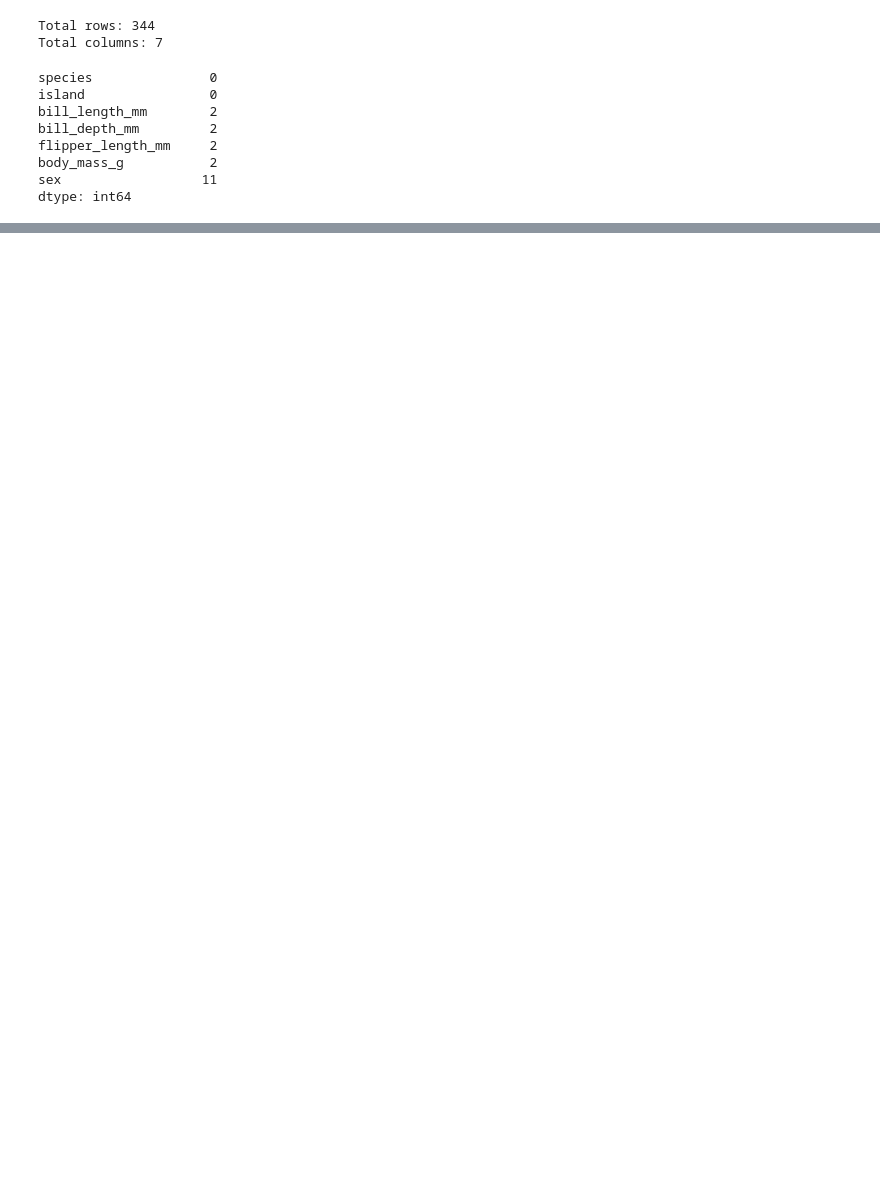
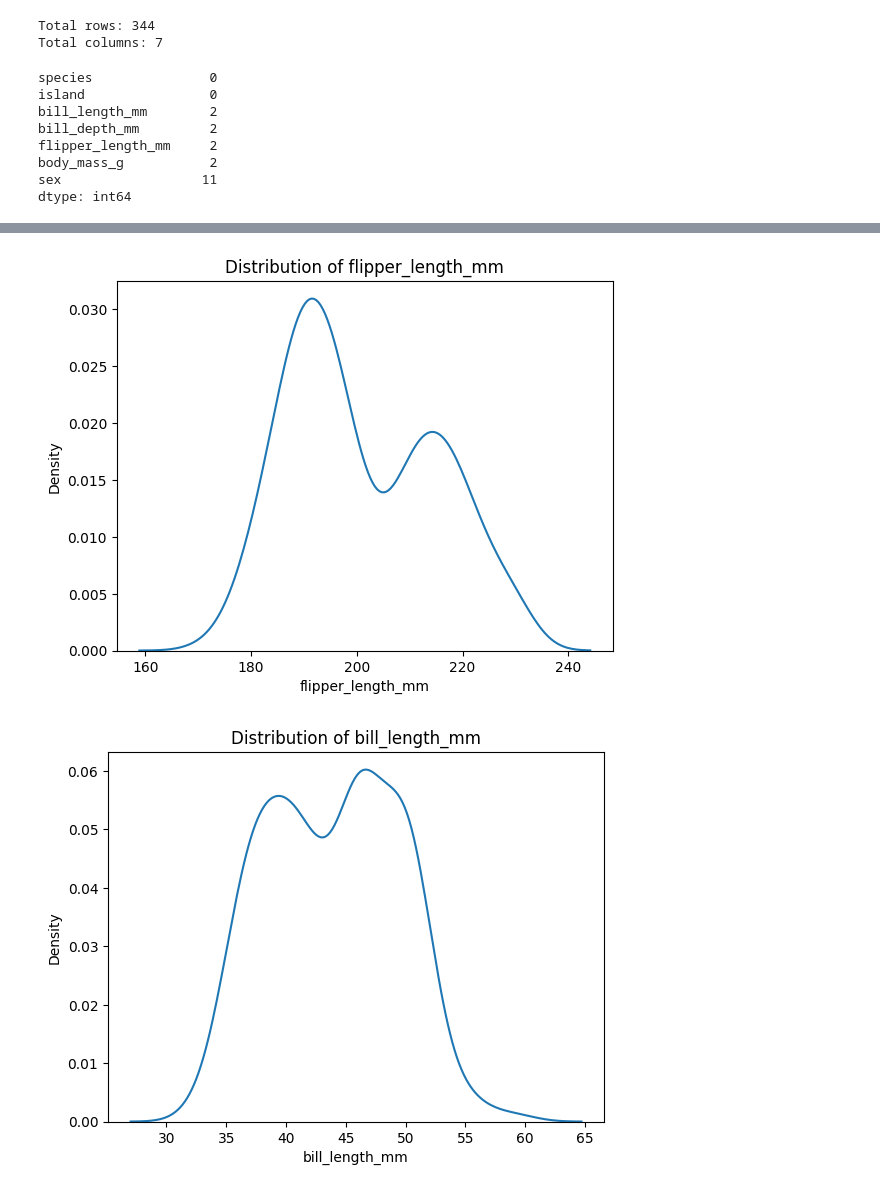
Before and after one commit to abrakadabra-exe/bigdata-open-ended, a Jupyter notebook: penguins-analysis.ipynb, the cells around one changed output, grey strips where cells are left out. Saved outputs shown, nothing was run; the diff lists cells and outputs as text; code cells hidden in the pictures; blank space fills up the shorter version.

```diff
--- a/penguins-analysis.ipynb
+++ b/penguins-analysis.ipynb
@@ -52,0 +82,8 @@ dtype: int64
+# %%
+for col in ['flipper_length_mm', 'bill_length_mm', 'body_mass_g']:
+    sns.kdeplot(df[col])
+    plt.title(f"Distribution of {col}")
+    plt.show()
+# %% [output]
+[figure, added]
+[figure, added]
```
Also changed, not shown: parts of 19 cells of this notebook, 8 other files.
